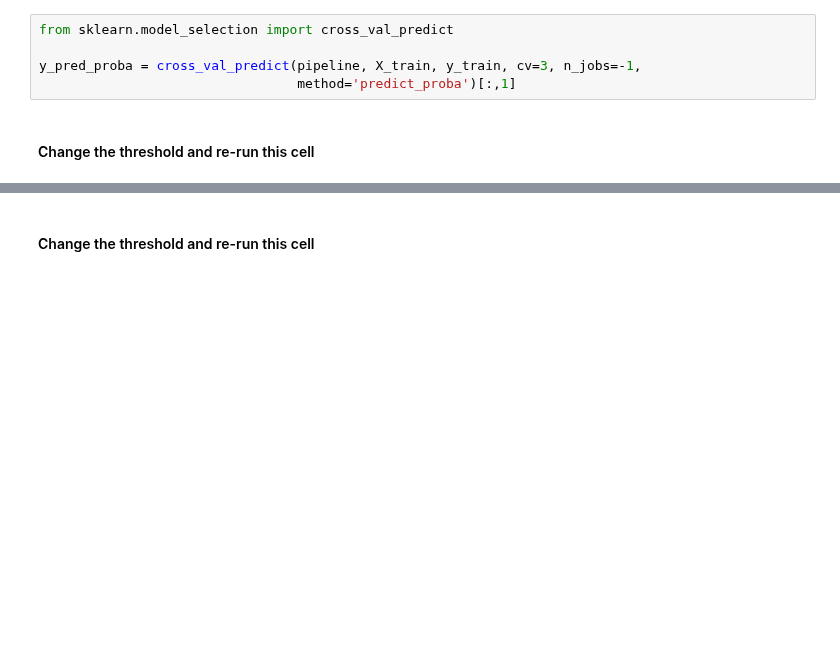
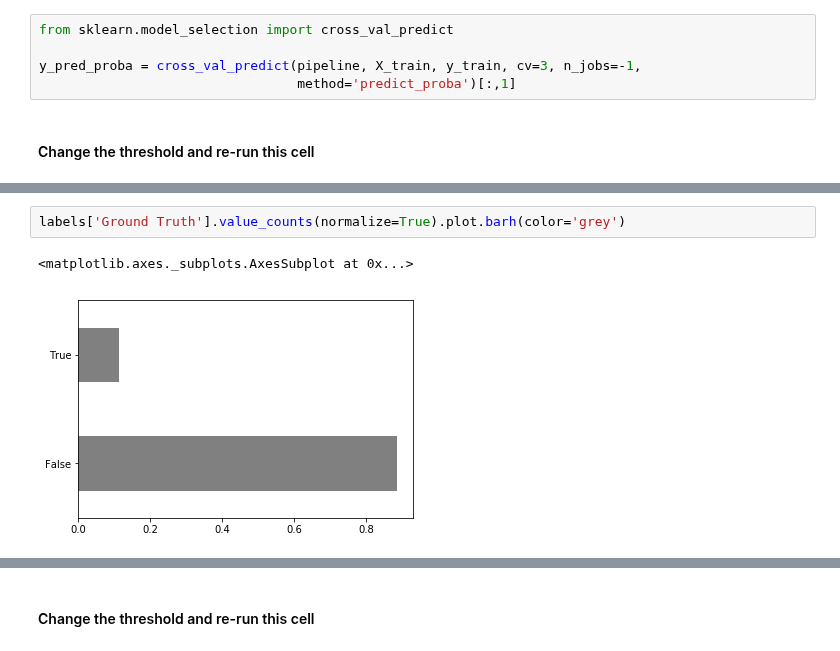
Before and after one commit to LambdaSchool/DS-Unit-2-Sprint-3-Classification-Validation, a Jupyter notebook: module3-classification-metrics/LS_DS_233_Classification_Metrics_Imbalanced_Classes.ipynb, the cells around one changed output, grey strips where cells are left out. Drawn from its saved outputs; the diff is of its cells as text; blank space fills up the shorter version.

```diff
--- a/module3-classification-metrics/LS_DS_233_Classification_Metrics_Imbalanced_Classes.ipynb
+++ b/module3-classification-metrics/LS_DS_233_Classification_Metrics_Imbalanced_Classes.ipynb
@@ -109,3 +143,8 @@ labels.head(20)
 | 4216 | False | 0.026534 | False | True |
 | 6347 | False | 0.024661 | False | True |
 | 39226 | True | 0.864744 | True | True |
+# %%
+labels['Ground Truth'].value_counts(normalize=True).plot.barh(color='grey')
+# %% [output]
+<matplotlib.axes._subplots.AxesSubplot at 0x...>
+[figure, added]
```
Also changed, not shown: parts of 15 cells of this notebook.
